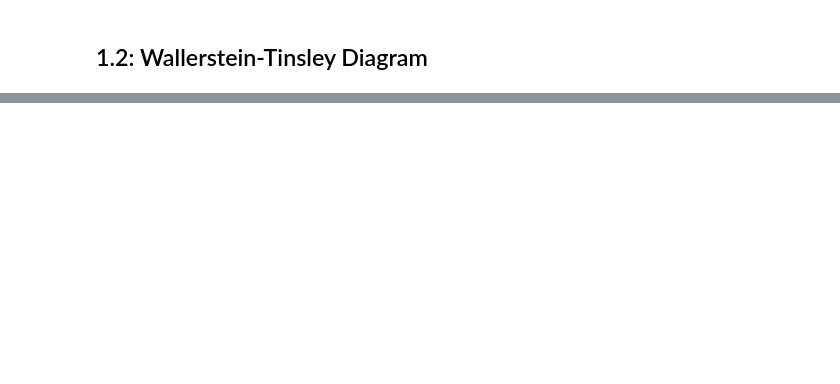
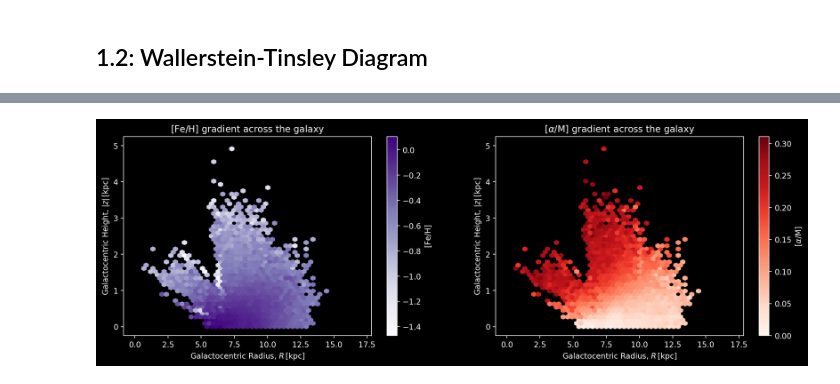
Before and after one commit to TomWagg/thermo_winter21, a Jupyter notebook: 511_galaxies/hw3/chemical_cartography.ipynb, the cells around one changed output, grey strips where cells are left out. Cells and saved outputs as stored; diff of their text form; code cells hidden in the pictures; blank space fills up the shorter version.

```diff
--- a/511_galaxies/hw3/chemical_cartography.ipynb
+++ b/511_galaxies/hw3/chemical_cartography.ipynb
@@ -253,0 +228,29 @@ Inversely, $[\alpha, {\rm M}]$, increases as you in height $z$, there doesn't se
+# %%
+R = ((coords.x**2 + coords.y**2)**(0.5)).to(u.kpc).value
+
+# get the mean as long as you've got some minimum number of stars
+def reduce_func(x):
+    if len(x) > 5:
+        return np.mean(x)
+    else:
+        return np.nan
+
+fig, axes = plt.subplots(1, 2, figsize=(16, 10 / 17 * 8))
+
+for ax, cmap, C, label in zip(axes, ["Purples", "Reds"],
+                              [df["FE_H"].values, df["ALPHA_M"].values],
+                              [r"$\rm [Fe / H]$", r"$[\alpha / {\rm M}]$"]):
+    hexbin = ax.hexbin(R, np.abs(coords.z.to(u.kpc).value),
+                    C=C, reduce_C_function=reduce_func,
+                    extent=(0, 17, 0, 5), cmap=cmap, gridsize=50)
+
+    fig.colorbar(hexbin, label=label, ax=ax)
+
+    ax.set_xlabel(r"Galactocentric Radius, $R \, [\rm kpc]$")
+    ax.set_ylabel(r"Galactocentric Height, $|z| \, [\rm kpc]$")
+
+    ax.set_title(f"{label} gradient across the galaxy")
+
+plt.show()
+# %% [output]
+[figure, added]
```
Also changed, not shown: parts of 71 cells of this notebook, 2 other files.
